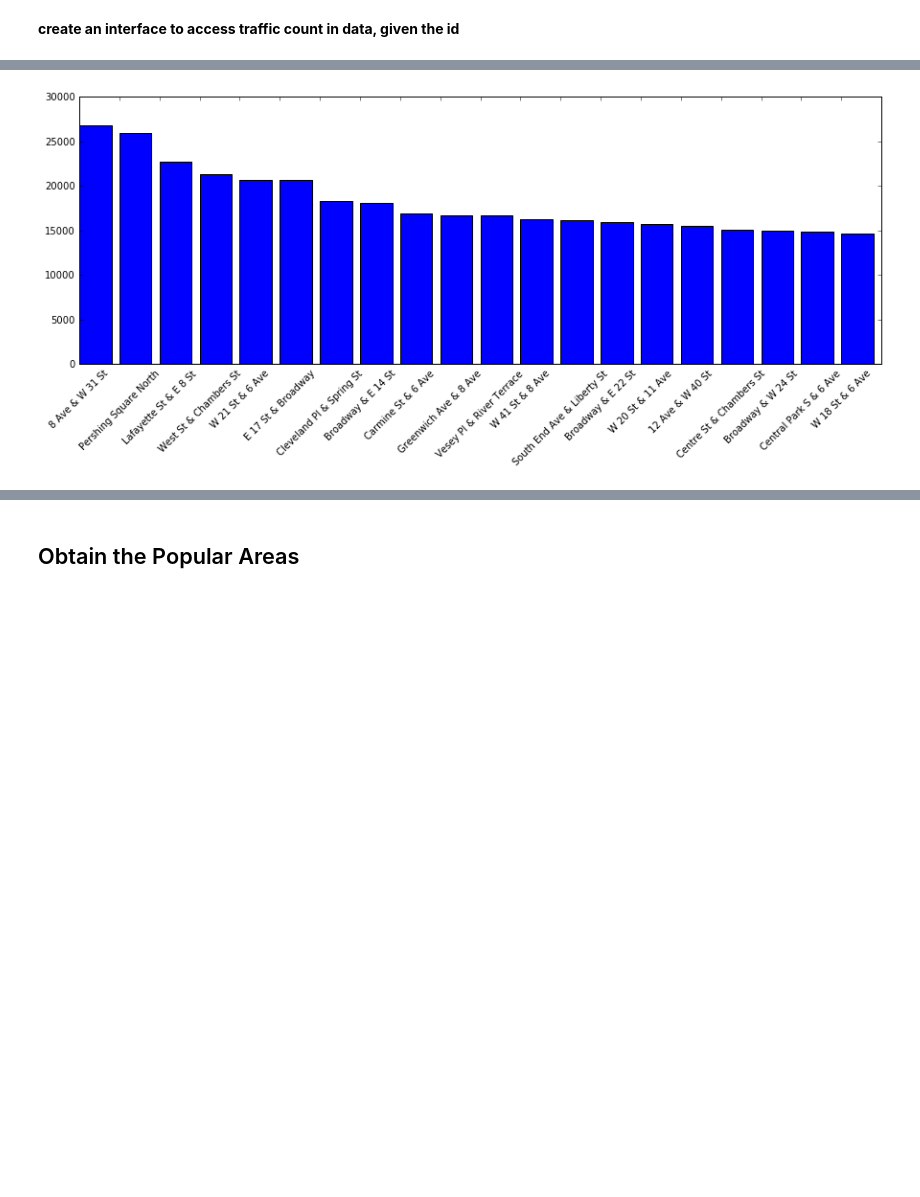
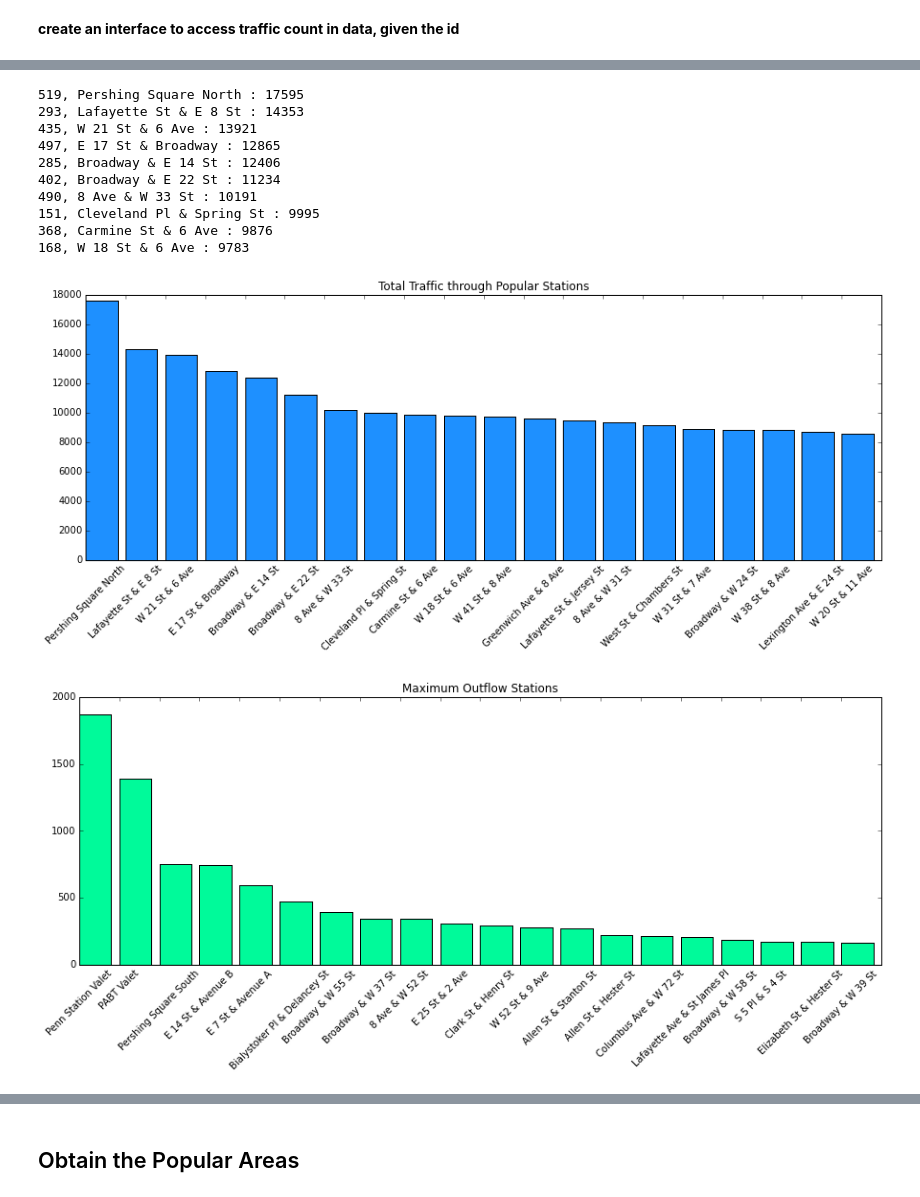
Before and after one commit to Sapphirine/citibike-analysis, a Jupyter notebook: src/rides.ipynb, the cells around one changed output, grey strips where cells are left out. Saved outputs shown, nothing was run; the diff lists cells and outputs as text; code cells hidden in the pictures; blank space fills up the shorter version.

Commit message:
all months plot

```diff
--- a/src/rides.ipynb
+++ b/src/rides.ipynb
@@ -125,7 +121,58 @@ for (station_id,_) in popular_stations[:10]:
-# %%
-plt.bar(range(len(popular_stations[:20])), [station_traffic[id] for (id,_) in popular_stations[:20]])
-plt.xticks(range(len(popular_stations[:20])),
-           [stations.get_by_id(station_id=id).stationName.item() for (id,_) in popular_stations[:20]], rotation=45)
-plt.show()
-# %% [output]
-[figure, removed]
+# %%
+station_traffic, popular_stations, station_flow = get_station_traffic(station_out_1, station_in_1)
+# %%
+def flow_info(station_flow):
+    outflow = {}
+    inflow = {}
+    # seprate influx and outflux
+    for k, v in station_flow.items():
+        if v > 0:
+            outflow[k] = v
+        else:
+            inflow[k] = v
+    outflow = sorted(outflow.items(), key=lambda (_,v): v, reverse=True)
+    inflow = sorted(inflow.items(), key=lambda (_,v): v)
+    return outflow, inflow
+# %%
+station_outflow, station_inflow = flow_info(station_flow)
+# %%
+def display_station_info(station_traffic, popular_stations, station_outflow, station_inflow):
+    for (station_id,_) in popular_stations[:10]:
+        info = stations.get_by_id(station_id=station_id)
+        station_name = info.stationName.item()
+        print `station_id` + ", " + station_name + " : " + `station_traffic[station_id]`
+
+    plt.bar(range(len(popular_stations[:20])), [station_traffic[id] for (id,_) in popular_stations[:20]], color='dodgerblue')
+    plt.xticks(range(len(popular_stations[:20])),
+           [stations.get_by_id(station_id=id).stationName.item() for (id,_) in popular_stations[:20]], rotation=45)
+    plt.title('Total Traffic through Popular Stations')
+    plt.show()
+
+    max_outflow = station_outflow[:20]
+    out_station_names = [stations.get_by_id(station_id=id).stationName.item() for (id, _) in max_outflow]
+    plt.bar(range(len(max_outflow)), [v for (_,v) in max_outflow], color='mediumspringgreen')
+    plt.xticks(range(len(max_outflow)), out_station_names, rotation=45)
+    plt.title('Maximum Outflow Stations')
+    plt.show()
+
+    max_inflow = station_inflow[:20]
+    in_station_names = [stations.get_by_id(station_id=id).stationName.item() for (id,_) in max_inflow]
+    plt.bar(range(len(max_inflow)), [v for (_,v) in max_inflow], color='firebrick')
+    plt.xticks(range(len(max_inflow)), in_station_names, rotation=60)
+    plt.title('Maximum Inflow Stations')
+    plt.show()
+# %%
+display_station_info(station_traffic, popular_stations, station_outflow, station_inflow)
+# %% [output]
+519, Pershing Square North : 17595
+293, Lafayette St & E 8 St : 14353
+435, W 21 St & 6 Ave : 13921
+497, E 17 St & Broadway : 12865
+285, Broadway & E 14 St : 12406
+402, Broadway & E 22 St : 11234
+490, 8 Ave & W 33 St : 10191
+151, Cleveland Pl & Spring St : 9995
+368, Carmine St & 6 Ave : 9876
+168, W 18 St & 6 Ave : 9783
+[figure, added]
+[figure, added]
```
Also changed, not shown: parts of 36 cells of this notebook, 1 other file.
